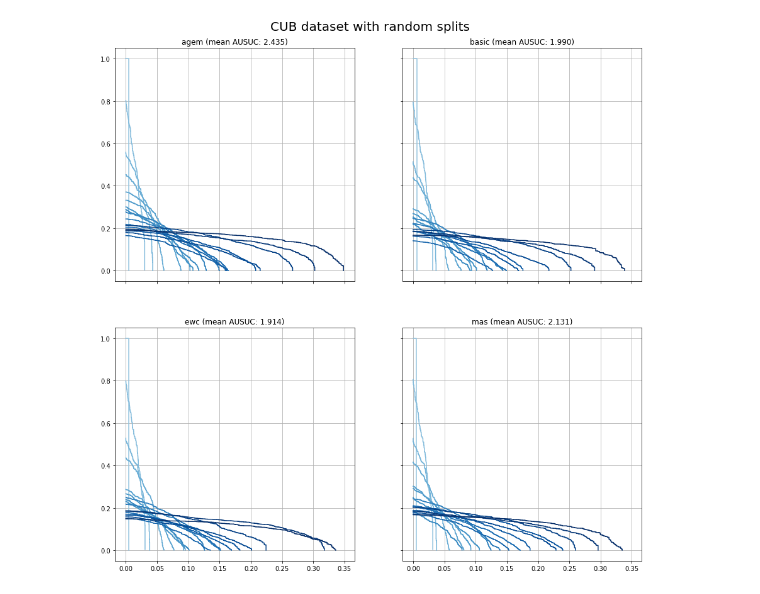
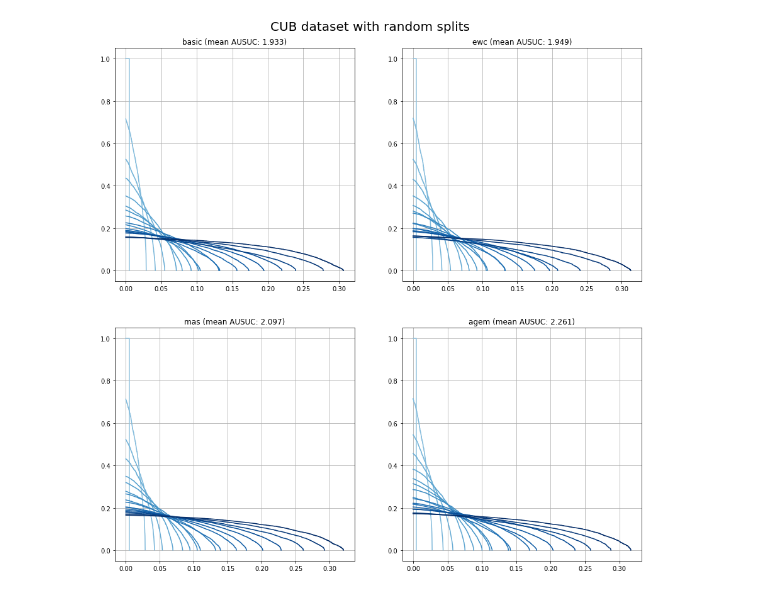
Before and after one commit to universome/class-norm, a Jupyter notebook: notebooks/visualization.ipynb, the cells around one changed output. Saved outputs shown, nothing was run; the diff lists cells and outputs as text; code cells hidden in the pictures.

```diff
--- a/notebooks/visualization.ipynb
+++ b/notebooks/visualization.ipynb
@@ -3,11 +3,12 @@ import numpy as np
 import matplotlib.pyplot as plt
 
 exps_dir = '../experiments'
+methods = ['basic', 'ewc', 'mas', 'agem']
 exps = {
-    'agem': [f'agem_cub-{i:05d}' for i in range(26, 28)],
+    'agem': [f'agem_cub-{i:05d}' for i in range(26, 36)],
     'basic': [f'basic_cub-{i:05d}' for i in range(25, 35)],
-    'ewc': [f'ewc_cub-{i:05d}' for i in range(25, 29)],
-    'mas': [f'mas_cub-{i:05d}' for i in range(25, 27)]
+    'ewc': [f'ewc_cub-{i:05d}' for i in range(25, 35)],
+    'mas': [f'mas_cub-{i:05d}' for i in range(25, 35)]
 }
 # exps = {
 #     'agem': [f'agem_awa-{i:05d}' for i in range(2, 10)],
@@ -82,17 +83,16 @@ Average [Forgetting Measure] score for agem: 0.05056
 # %%
 nrows, ncols = 5, 4
-fig, subplots = plt.subplots(nrows=nrows, ncols=ncols, sharex=True, sharey=True, figsize=(20, 20))
+fig, subplots = plt.subplots(nrows=nrows, ncols=ncols, figsize=(20, 20))
 fig.suptitle('CUB dataset with random splits', y=0.92, fontsize=20)
 subplots = [s for subplots_row in subplots for s in subplots_row]
-methods = ['agem', 'basic', 'ewc', 'mas']
 
 for i in range(len(ausuc_accs['basic'][0])):
     #subplot = subplots[i // nrows][i % ncols]
     for method in methods:
-        #s_accs = np.mean([run[i][0] for run in ausuc_accs[method]], axis=0)
-        #u_accs = np.mean([run[i][1] for run in ausuc_accs[method]], axis=0)
-        s_accs = [run[i][0] for run in ausuc_accs[method]][0]
-        u_accs = [run[i][1] for run in ausuc_accs[method]][0]
+        s_accs = np.mean([run[i][0] for run in ausuc_accs[method]], axis=0)
+        u_accs = np.mean([run[i][1] for run in ausuc_accs[method]], axis=0)
+        #s_accs = [run[i][0] for run in ausuc_accs[method]][0]
+        #u_accs = [run[i][1] for run in ausuc_accs[method]][0]
 
         subplots[i].plot(u_accs, s_accs, label=f'{method} ({100 * np.trapz(y=s_accs, x=u_accs):.03f})')
 
@@ -106,21 +106,22 @@ for subplot in subplots[len(ausuc_accs['basic'][0]):]:
 # %%
 nrows, ncols = 2, 2
-fig, subplots = plt.subplots(nrows=nrows, ncols=ncols, sharex=True, sharey=True, figsize=(15, 15))
+fig, subplots = plt.subplots(nrows=nrows, ncols=ncols, figsize=(15, 15))
 fig.suptitle('CUB dataset with random splits', y=0.92, fontsize=20)
 subplots = [s for subplots_row in subplots for s in subplots_row]
-methods = ['agem', 'basic', 'ewc', 'mas']
 
 for i, method in enumerate(methods):
-    accs = ausuc_accs[method][0]
+    num_measurements = len(ausuc_accs[method][0])
+    s_accs = [np.mean([run[i][0] for run in ausuc_accs[method]], axis=0) for i in range(num_measurements)]
+    u_accs = [np.mean([run[i][1] for run in ausuc_accs[method]], axis=0) for i in range(num_measurements)]
     colors = plt.cm.Blues(np.linspace(0.4 ,1,len(accs)))
 
-    for color, (s_accs, u_accs) in zip(colors, accs):
-        subplots[i].plot(u_accs, s_accs, color=color)
+    for color, s, u in zip(colors, s_accs, u_accs):
+        subplots[i].plot(u, s, color=color)
 
-    ausucs = 100 * np.array([np.trapz(y=s, x=u) for s, u in accs])
+    ausucs = 100 * np.array([np.trapz(y=s, x=u) for s, u in zip(s_accs, u_accs)])
 
     subplots[i].set_title(f'{method} (mean AUSUC: {np.mean(ausucs):.03f})')
     subplots[i].grid()
     #subplots[i].legend()
 # %% [output]
-[figure, old version]
+[figure, new version]
```
Also changed, not shown: parts of 5 cells of this notebook.
